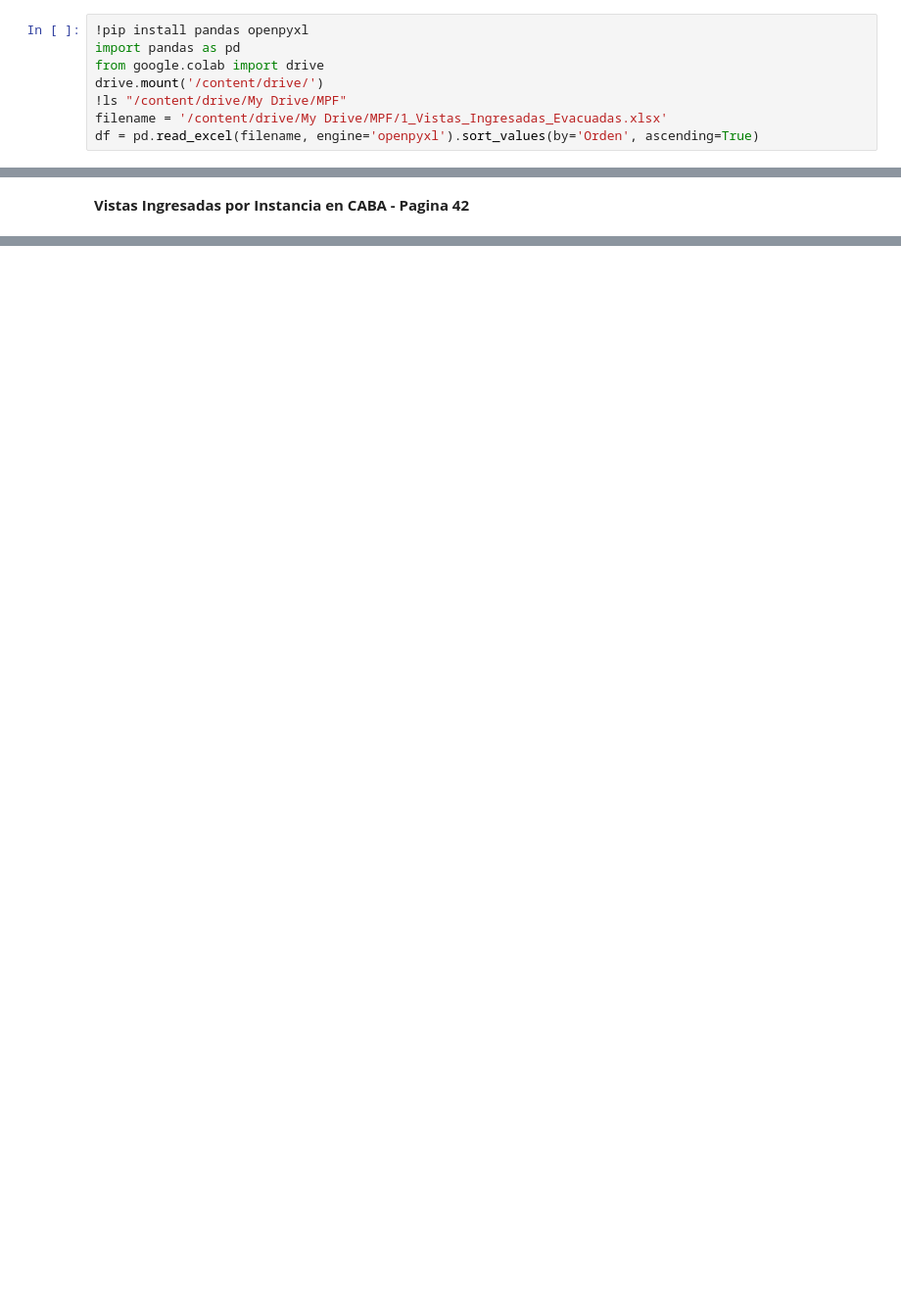
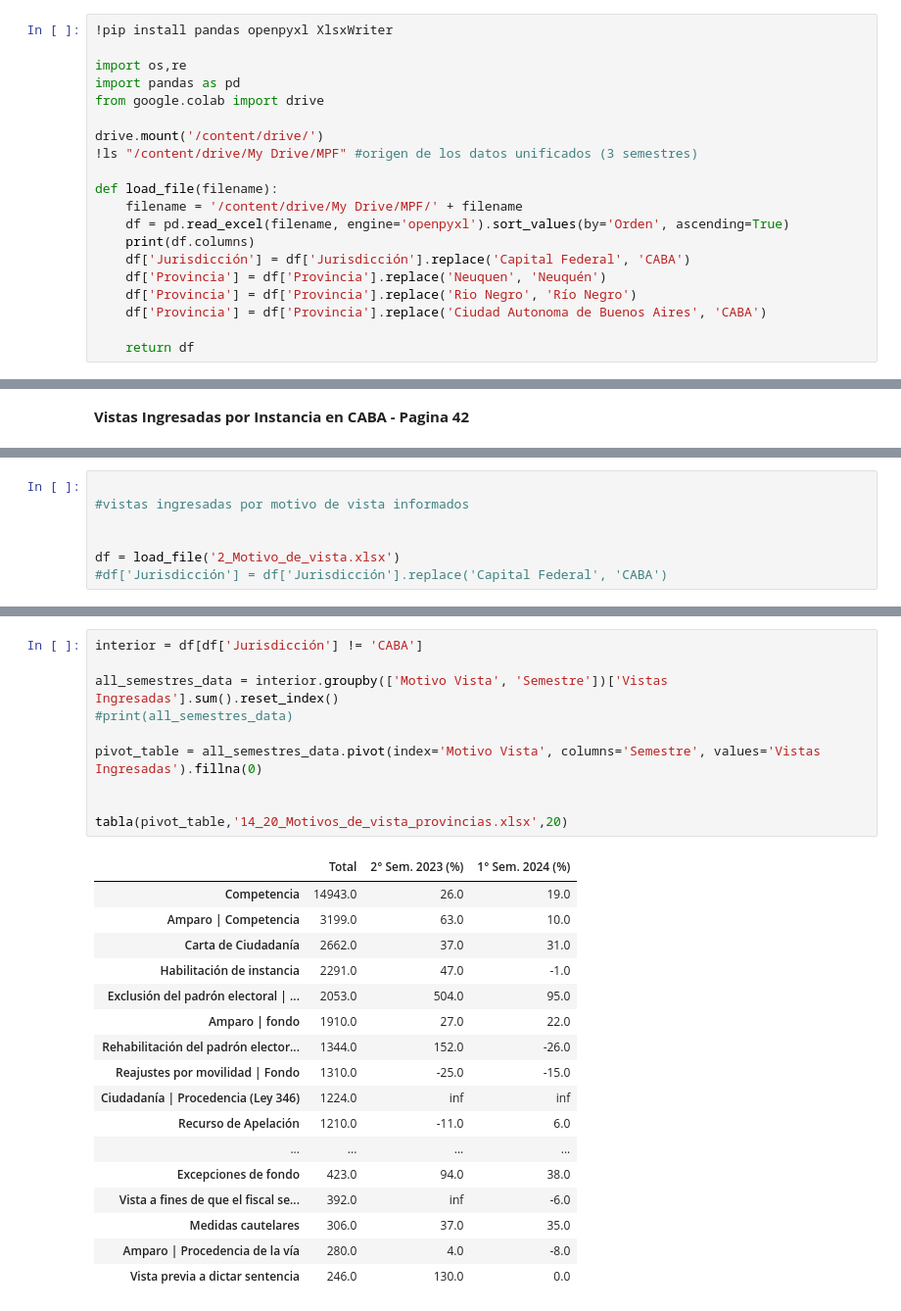
Before and after one commit to jsegovia1984/GerryVideos, a Jupyter notebook: MPF.ipynb, the cells around one changed output, grey strips where cells are left out. Shown: that part at 98% size. Cells and saved outputs as stored; diff of their text form; blank space fills up the shorter version.

```diff
--- a/MPF.ipynb
+++ b/MPF.ipynb
@@ -1,11 +1,23 @@
 # %% [markdown]
 <a href="https://colab.research.google.com/github/jsegovia1984/GerryVideos/blob/master/MPF.ipynb" target="_parent"><img src="https://colab.research.google.com/assets/colab-badge.svg" alt="Open In Colab"/></a>
 # %%
-!pip install pandas openpyxl
+!pip install pandas openpyxl XlsxWriter
+
+import os,re
 import pandas as pd
 from google.colab import drive
+
 drive.mount('/content/drive/')
-!ls "/content/drive/My Drive/MPF"
-filename = '/content/drive/My Drive/MPF/1_Vistas_Ingresadas_Evacuadas.xlsx'
-df = pd.read_excel(filename, engine='openpyxl').sort_values(by='Orden', ascending=True)
+!ls "/content/drive/My Drive/MPF" #origen de los datos unificados (3 semestres)
+
+def load_file(filename):
+    filename = '/content/drive/My Drive/MPF/' + filename
+    df = pd.read_excel(filename, engine='openpyxl').sort_values(by='Orden', ascending=True)
+    print(df.columns)
+    df['Jurisdicción'] = df['Jurisdicción'].replace('Capital Federal', 'CABA')
+    df['Provincia'] = df['Provincia'].replace('Neuquen', 'Neuquén')
+    df['Provincia'] = df['Provincia'].replace('Rio Negro', 'Río Negro')
+    df['Provincia'] = df['Provincia'].replace('Ciudad Autonoma de Buenos Aires', 'CABA')
+
+    return df
 # %% [output]
@@ -498,0 +394,7 @@ aplicar_formato_excel(ruta_archivo)
+# %%
+
+#vistas ingresadas por motivo de vista informados
+
+
+df = load_file('2_Motivo_de_vista.xlsx')
+#df['Jurisdicción'] = df['Jurisdicción'].replace('Capital Federal', 'CABA')
@@ -498,0 +464,28 @@ aplicar_formato_excel(ruta_archivo)
+# %%
+interior = df[df['Jurisdicción'] != 'CABA']
+
+all_semestres_data = interior.groupby(['Motivo Vista', 'Semestre'])['Vistas Ingresadas'].sum().reset_index()
+#print(all_semestres_data)
+
+pivot_table = all_semestres_data.pivot(index='Motivo Vista', columns='Semestre', values='Vistas Ingresadas').fillna(0)
+
+
+tabla(pivot_table,'14_20_Motivos_de_vista_provincias.xlsx',20)
+# %% [output]
+|  | Total | 2° Sem. 2023 (%) | 1° Sem. 2024 (%) |
+| Competencia | 14943.0 | 26.0 | 19.0 |
+| Amparo | Competencia | 3199.0 | 63.0 | 10.0 |
+| Carta de Ciudadanía | 2662.0 | 37.0 | 31.0 |
+| Habilitación de instancia | 2291.0 | 47.0 | -1.0 |
+| Exclusión del padrón electoral | ... | 2053.0 | 504.0 | 95.0 |
+| Amparo | fondo | 1910.0 | 27.0 | 22.0 |
+| Rehabilitación del padrón elector... | 1344.0 | 152.0 | -26.0 |
+| Reajustes por movilidad | Fondo | 1310.0 | -25.0 | -15.0 |
+| Ciudadanía | Procedencia (Ley 346) | 1224.0 | inf | inf |
+| Recurso de Apelación | 1210.0 | -11.0 | 6.0 |
+| ... | ... | ... | ... |
+| Excepciones de fondo | 423.0 | 94.0 | 38.0 |
+| Vista a fines de que el fiscal se... | 392.0 | inf | -6.0 |
+| Medidas cautelares | 306.0 | 37.0 | 35.0 |
+| Amparo | Procedencia de la vía | 280.0 | 4.0 | -8.0 |
+| Vista previa a dictar sentencia | 246.0 | 130.0 | 0.0 |
```
Also changed, not shown: parts of 94 cells of this notebook.
